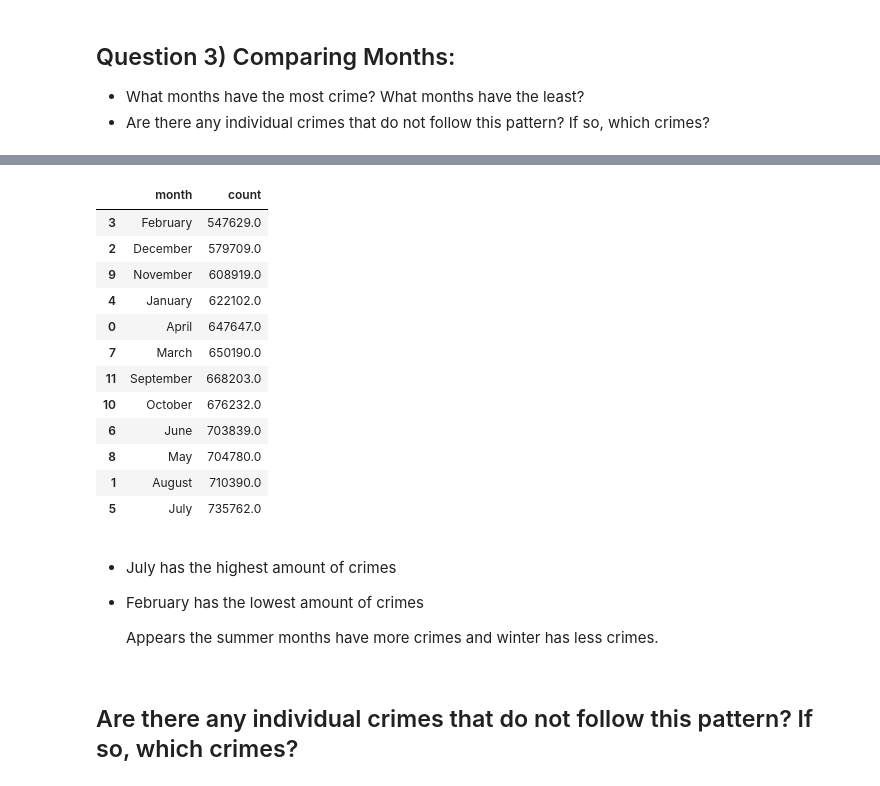
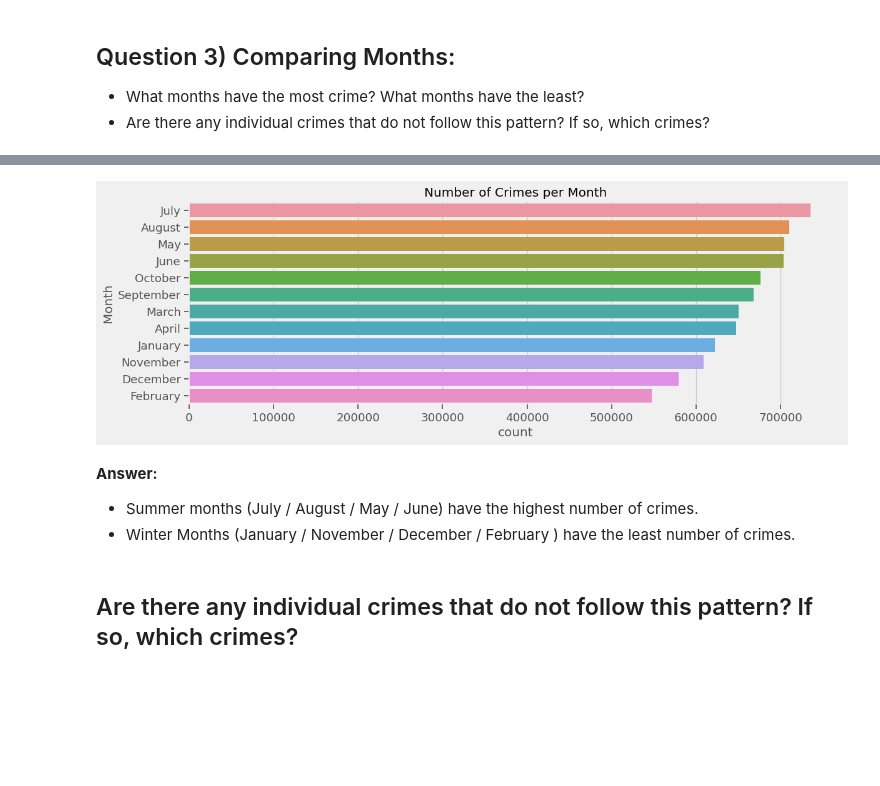
Before and after one commit to Mhoover41/Project-4-Chicago-Crime-Data, a Jupyter notebook: Project 4 Chicago Crime Data.ipynb, the cells around one changed output, grey strips where cells are left out. Cells and saved outputs as stored; diff of their text form; code cells hidden in the pictures; blank space fills up the shorter version.

```diff
--- a/Project 4 Chicago Crime Data.ipynb
+++ b/Project 4 Chicago Crime Data.ipynb
@@ -341,0 +319,3 @@ print(num_unique_primary_types)
+# %%
+#create a new column called Month
+df['Month'] = df.index.month_name()
@@ -462,23 +345,20 @@ No artists with labels found to put in legend.  Note that artists whose label st
-# %%
-month_sum_df.sort_values(by='count')
-# %% [output]
-|  | month | count |
-| 3 | February | 547629.0 |
-| 2 | December | 579709.0 |
-| 9 | November | 608919.0 |
-| 4 | January | 622102.0 |
-| 0 | April | 647647.0 |
-| 7 | March | 650190.0 |
-| 11 | September | 668203.0 |
-| 10 | October | 676232.0 |
-| 6 | June | 703839.0 |
-| 8 | May | 704780.0 |
-| 1 | August | 710390.0 |
-| 5 | July | 735762.0 |
-# %% [markdown]
-- July has the highest amount of crimes
-- February has the lowest amount of crimes
-
-  Appears the summer months have more crimes and winter has less crimes.
+# %%
+## Define the label order
+label_order = df['Month'].value_counts().index
+
+## Define a MatplotLib ax (plot) object using seaborn.countplot()
+ax = sns.countplot(data=df,
+                   y='Month',
+                   order=label_order)
+
+## Set the Title
+ax.set_title('Number of Crimes per Month');
+# %% [output]
+[figure, added]
+# %% [markdown]
+**Answer:**
+
+- Summer months (July / August / May / June) have the highest number of crimes.
+- Winter Months (January / November / December / February ) have the least number of crimes.
 # %% [markdown]
 ## Are there any individual crimes that do not follow this pattern? If so, which crimes?
```
Also changed, not shown: parts of 24 cells of this notebook.
